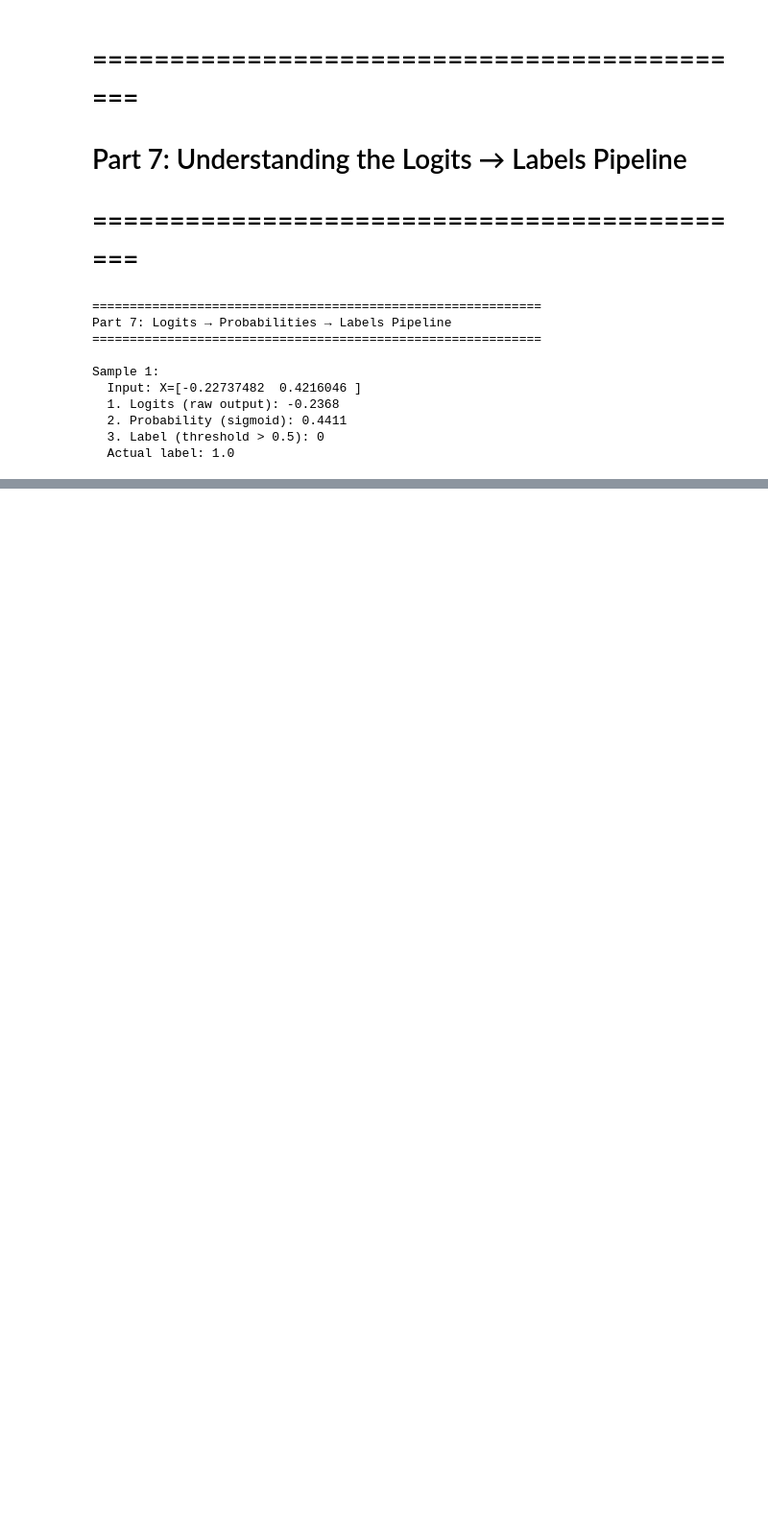
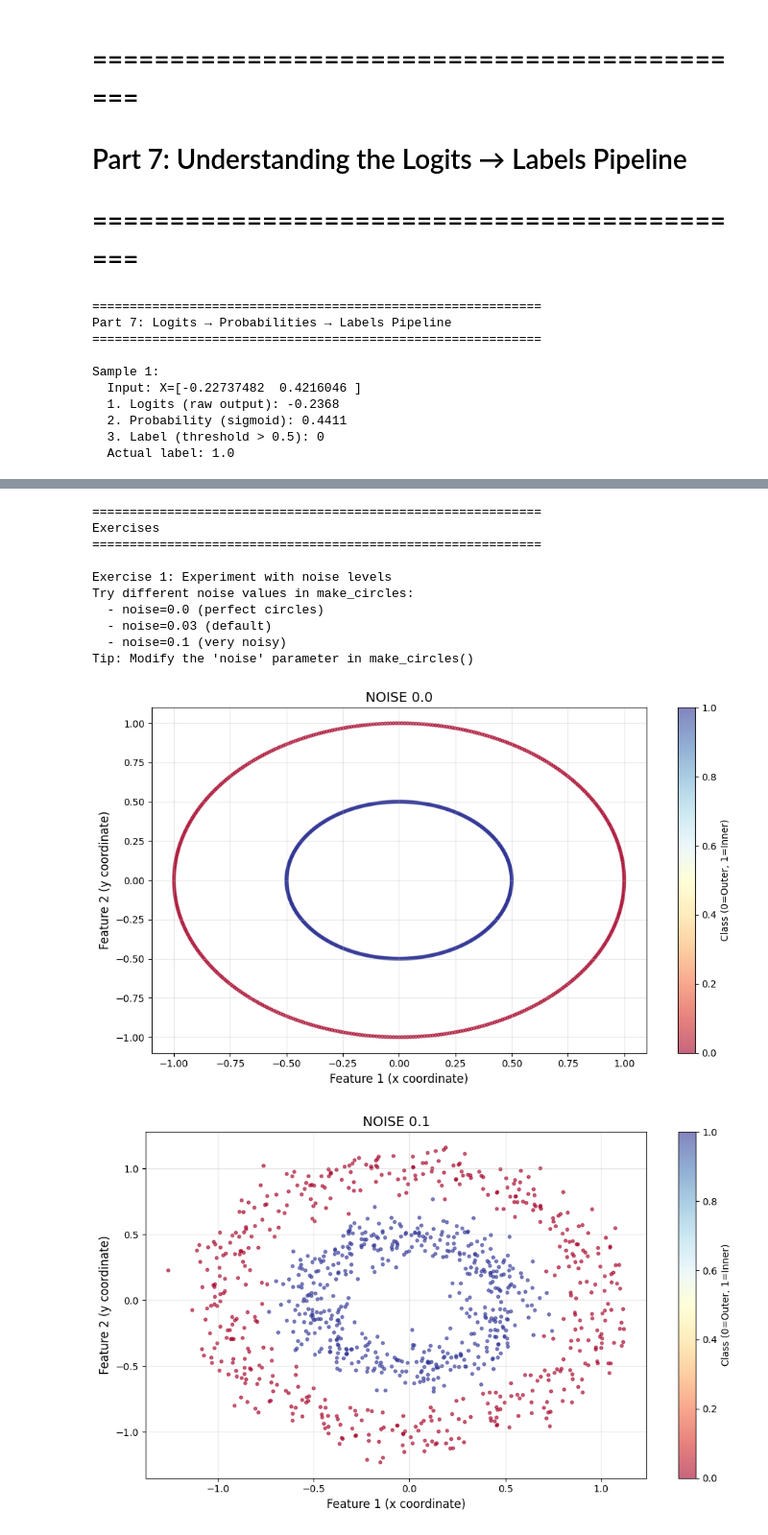
Before and after one commit to TranQuocHuy83/mlops_training---module03---HuyTran-, a Jupyter notebook: 01_binary_classification_intro.ipynb, the cells around one changed output, grey strips where cells are left out. Shown at 96% size. Drawn from its saved outputs; the diff is of its cells as text; code cells hidden in the pictures; blank space fills up the shorter version.

```diff
--- a/01_binary_classification_intro.ipynb
+++ b/01_binary_classification_intro.ipynb
@@ -358,0 +311,60 @@ print("=" * 60)
+# %%
+print("\n" + "=" * 60)
+print("Exercises")
+print("=" * 60)
+
+# Exercise 1: Experiment with different noise levels
+print("\nExercise 1: Experiment with noise levels")
+print("Try different noise values in make_circles:")
+print("  - noise=0.0 (perfect circles)")
+print("  - noise=0.03 (default)")
+print("  - noise=0.1 (very noisy)")
+print("Tip: Modify the 'noise' parameter in make_circles()")
+
+# noise = 0.0
+n_samples = 1000
+X, y = make_circles(# tạo dữ liệu 2 vòng tròn đồng tâm
+    n_samples=n_samples,
+    noise=0.00,
+    factor=0.5,
+    random_state=42
+)
+plt.figure(figsize=(10, 6))
+plt.scatter(X[:, 0], X[:, 1], c=y, cmap='RdYlBu', s=10, alpha=0.6)
+plt.title('NOISE 0.0', fontsize=14)
+plt.xlabel('Feature 1 (x coordinate)', fontsize=12)
+plt.ylabel('Feature 2 (y coordinate)', fontsize=12)
+plt.grid(True, alpha=0.3)
+plt.colorbar(label='Class (0=Outer, 1=Inner)')
+plt.tight_layout()
+plt.show()
+# noise = 0.1
+n_samples = 1000
+X, y = make_circles(# tạo dữ liệu 2 vòng tròn đồng tâm
+    n_samples=n_samples,
+    noise=0.1,
+    factor=0.5,
+    random_state=42
+)
+plt.figure(figsize=(10, 6))
+plt.scatter(X[:, 0], X[:, 1], c=y, cmap='RdYlBu', s=10, alpha=0.6)
+plt.title('NOISE 0.1', fontsize=14)
+plt.xlabel('Feature 1 (x coordinate)', fontsize=12)
+plt.ylabel('Feature 2 (y coordinate)', fontsize=12)
+plt.grid(True, alpha=0.3)
+plt.colorbar(label='Class (0=Outer, 1=Inner)')
+plt.tight_layout()
+plt.show()
+# %% [output]
+============================================================
+Exercises
+============================================================
+
+Exercise 1: Experiment with noise levels
+Try different noise values in make_circles:
+  - noise=0.0 (perfect circles)
+  - noise=0.03 (default)
+  - noise=0.1 (very noisy)
+Tip: Modify the 'noise' parameter in make_circles()
+[figure, added]
+[figure, added]
```
Also changed, not shown: parts of 9 cells of this notebook.
